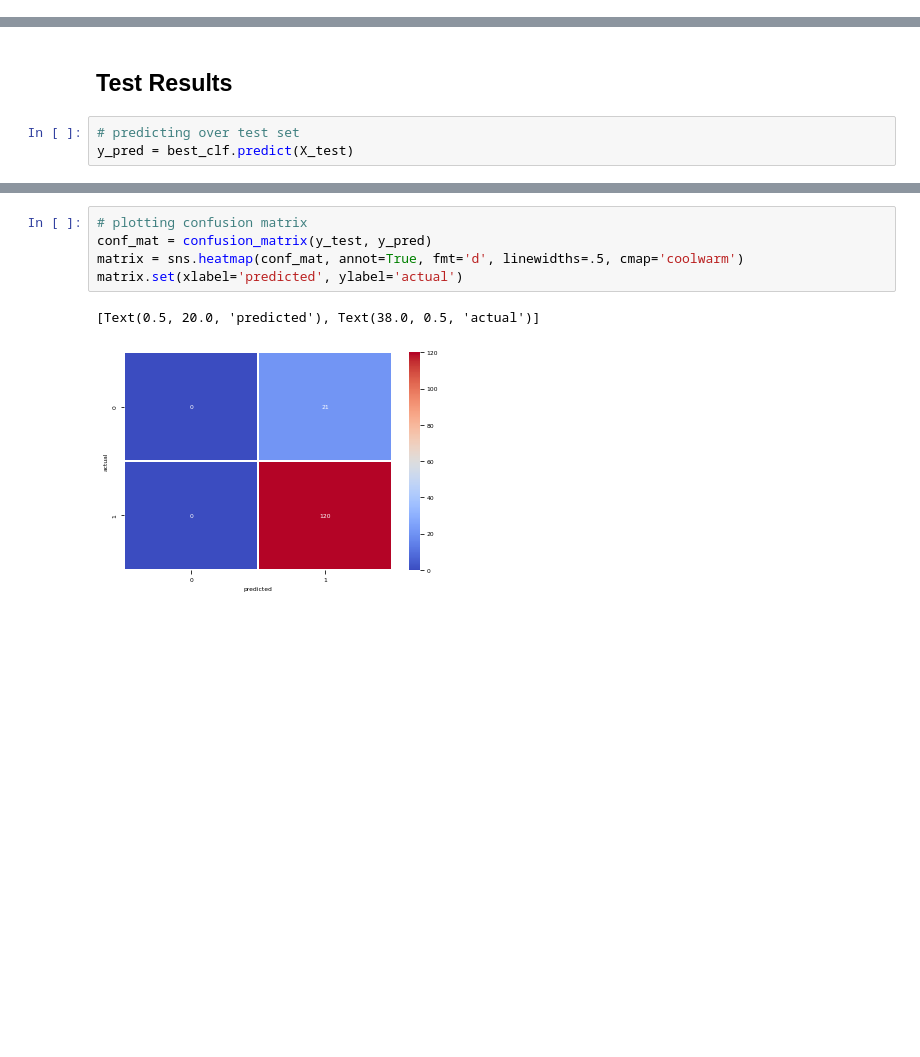
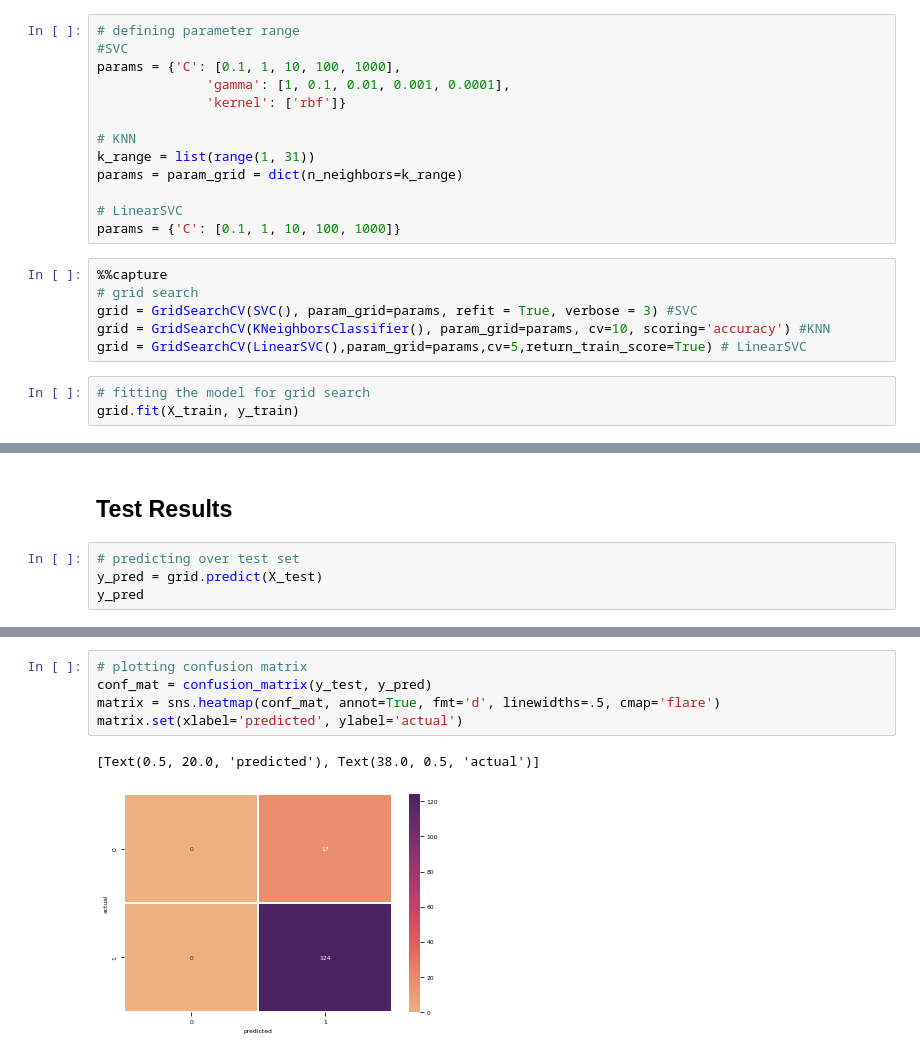
Before and after one commit to e-lubrini/thoracic-surgery-life-expectancy-classification, a Jupyter notebook: main.ipynb, the cells around one changed output, grey strips where cells are left out. Cells and saved outputs as stored; diff of their text form; blank space fills up the shorter version.

Commit message:
results from SVC, KNN, and LinearSVC

```diff
--- a/main.ipynb
+++ b/main.ipynb
@@ -304,0 +286,22 @@ best_clf.best_score_
+# %%
+# defining parameter range
+#SVC
+params = {'C': [0.1, 1, 10, 100, 1000],
+              'gamma': [1, 0.1, 0.01, 0.001, 0.0001],
+              'kernel': ['rbf']}
+
+# KNN
+k_range = list(range(1, 31))
+params = param_grid = dict(n_neighbors=k_range)
+
+# LinearSVC
+params = {'C': [0.1, 1, 10, 100, 1000]}
+# %%
+%%capture
+# grid search
+grid = GridSearchCV(SVC(), param_grid=params, refit = True, verbose = 3) #SVC
+grid = GridSearchCV(KNeighborsClassifier(), param_grid=params, cv=10, scoring='accuracy') #KNN
+grid = GridSearchCV(LinearSVC(),param_grid=params,cv=5,return_train_score=True) # LinearSVC
+# %%
+# fitting the model for grid search
+grid.fit(X_train, y_train)
@@ -306,4 +318,5 @@ best_clf.best_score_
 ## Test Results
 # %%
 # predicting over test set
-y_pred = best_clf.predict(X_test)
+y_pred = grid.predict(X_test)
+y_pred
@@ -310,11 +333,11 @@ y_pred = best_clf.predict(X_test)
 # %%
 # plotting confusion matrix
 conf_mat = confusion_matrix(y_test, y_pred)
-matrix = sns.heatmap(conf_mat, annot=True, fmt='d', linewidths=.5, cmap='coolwarm')
+matrix = sns.heatmap(conf_mat, annot=True, fmt='d', linewidths=.5, cmap='flare')
 matrix.set(xlabel='predicted', ylabel='actual')
 # %% [output]
 [Text(0.5, 20.0, 'predicted'), Text(38.0, 0.5, 'actual')]
-[figure, old version]
+[figure, new version]
 # %%
 print(classification_report(y_test, y_pred))
 # %% [output]
```
Also changed, not shown: parts of 17 cells of this notebook.
